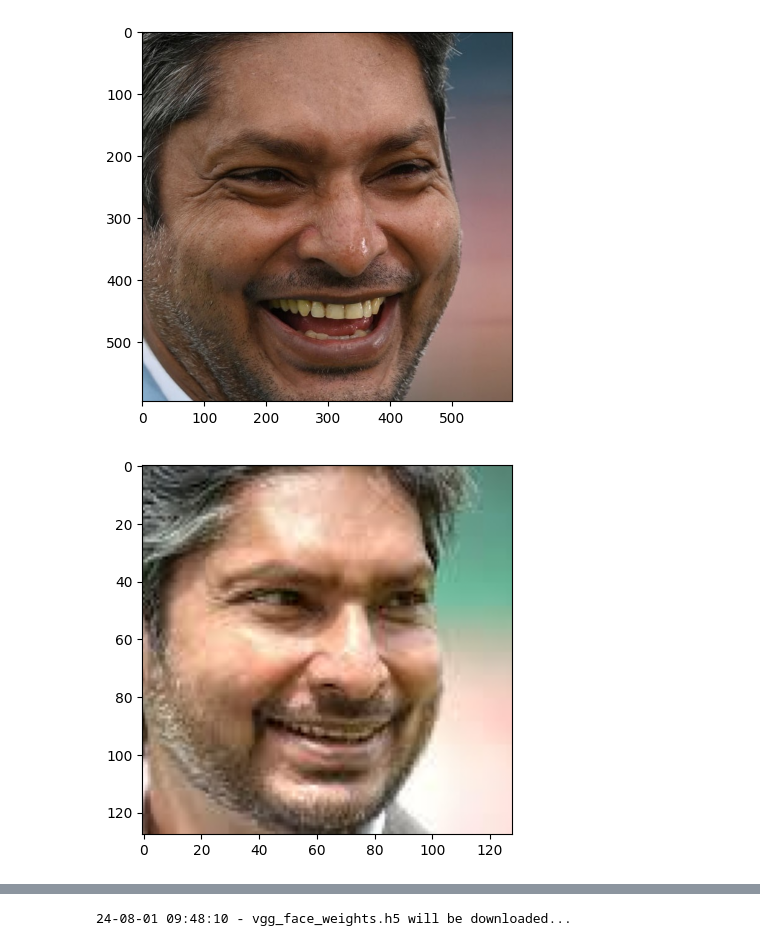
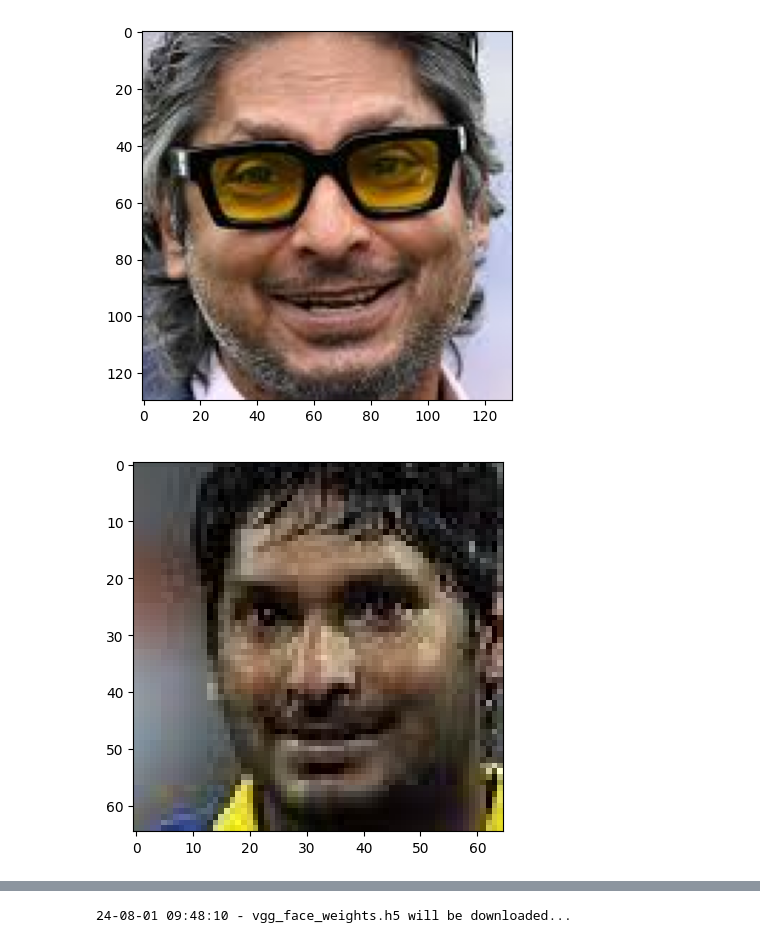
Before and after one commit to pshemach/DeepFace_Recognition, a Jupyter notebook: research/deepface_recognition.ipynb, the cells around one changed output, grey strips where cells are left out. Saved outputs shown, nothing was run; the diff lists cells and outputs as text; code cells hidden in the pictures.

```diff
--- a/research/deepface_recognition.ipynb
+++ b/research/deepface_recognition.ipynb
@@ -38,22 +34,22 @@ plt.show()
 # %%
-face = DeepFace.extract_faces(
-    '../data/images_2.jpg',
+face_2 = DeepFace.extract_faces(
+    '../data/test_images/download_2.jpg',
     detector_backend='opencv'
 )
 
-plt.imshow(face[0]['face'])
+plt.imshow(face_2[0]['face'])
 plt.show()
 # %% [output]
-[figure, old version]
+[figure, new version]
 # %%
-face = DeepFace.extract_faces(
-    '../data/images_3.jpg',
+face_3 = DeepFace.extract_faces(
+    '../data/test_images/download_3.jpg',
     detector_backend='opencv'
 )
 
-plt.imshow(face[0]['face'])
+plt.imshow(face_3[0]['face'])
 plt.show()
 # %% [output]
-[figure, old version]
+[figure, new version]
 # %%
 results = DeepFace.verify(
```
Also changed, not shown: parts of 8 cells of this notebook, 8 other files.
